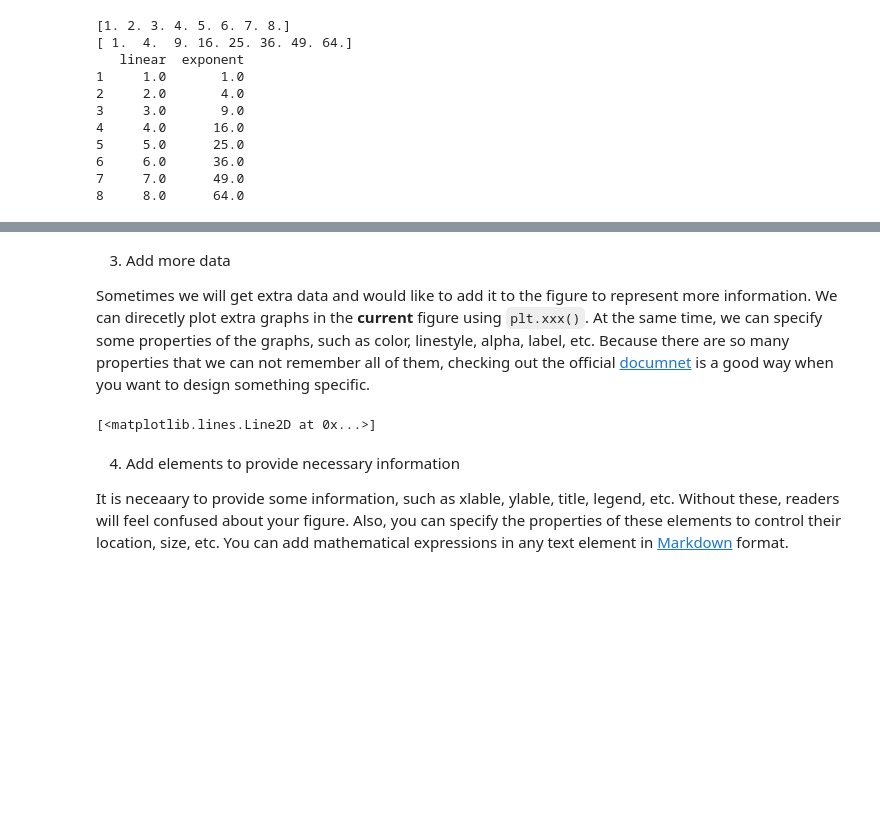
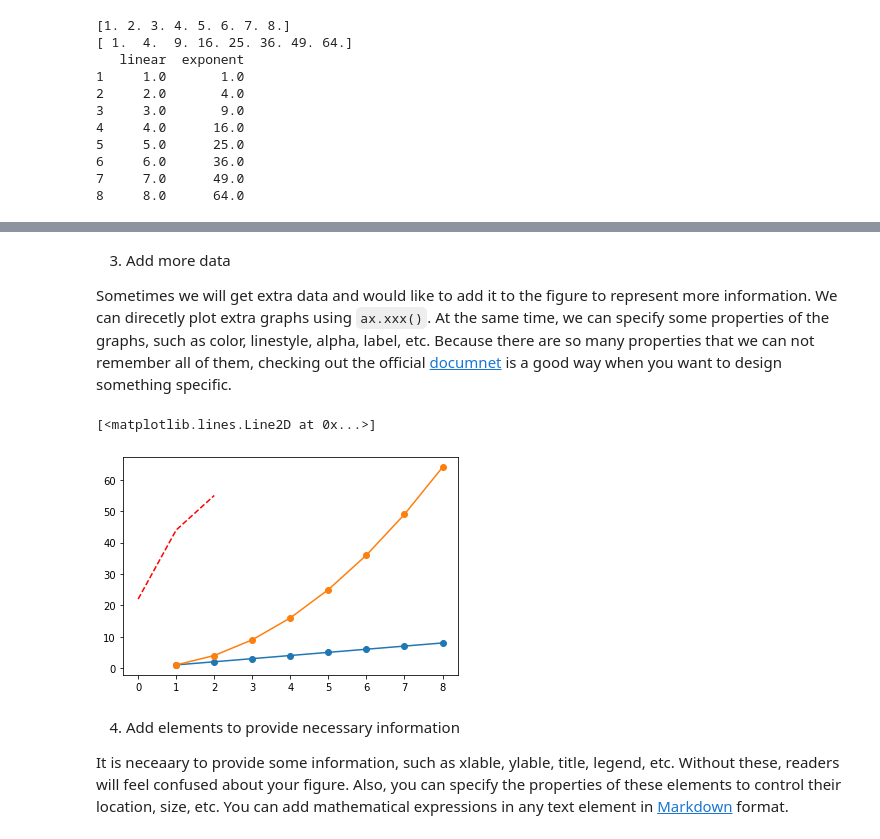
Before and after one commit to XiaogangHe/python-climate-visuals, a Jupyter notebook: chapters/data-visuals/matplotlib-basic.ipynb, the cells around one changed output, grey strips where cells are left out. Drawn from its saved outputs; the diff is of its cells as text; code cells hidden in the pictures; blank space fills up the shorter version.

Commit message:
small modifications of matplotlib basic tutorial for easier understanding

```diff
--- a/chapters/data-visuals/matplotlib-basic.ipynb
+++ b/chapters/data-visuals/matplotlib-basic.ipynb
@@ -189,12 +174,16 @@ Please note that figure shown here is built and embellised by following cells st
 # %% [markdown]
 3. Add more data
 
-Sometimes we will get extra data and would like to add it to the figure to represent more information. We can direcetly plot extra graphs in the **current** figure using `plt.xxx()`. At the same time, we can specify some properties of the graphs, such as color, linestyle, alpha, label, etc. Because there are so many properties that we can not remember all of them, checking out the official [documnet](https://matplotlib.org/stable/api/_as_gen/matplotlib.pyplot.plot.html) is a good way when you want to design something specific.
+Sometimes we will get extra data and would like to add it to the figure to represent more information. We can direcetly plot extra graphs using `ax.xxx()`. At the same time, we can specify some properties of the graphs, such as color, linestyle, alpha, label, etc. Because there are so many properties that we can not remember all of them, checking out the official [documnet](https://matplotlib.org/stable/api/_as_gen/matplotlib.pyplot.plot.html) is a good way when you want to design something specific.
 # %%
+fig, ax = plt.subplots()
+ax.plot(df, '-o')
+
 # plot another series with a dashed red line
 ax.plot([22,44,55], '--r')
 # %% [output]
 [<matplotlib.lines.Line2D at 0x...>]
+[figure, added]
 # %% [markdown]
 4. Add elements to provide necessary information
 
```
Also changed, not shown: parts of 30 cells of this notebook.
